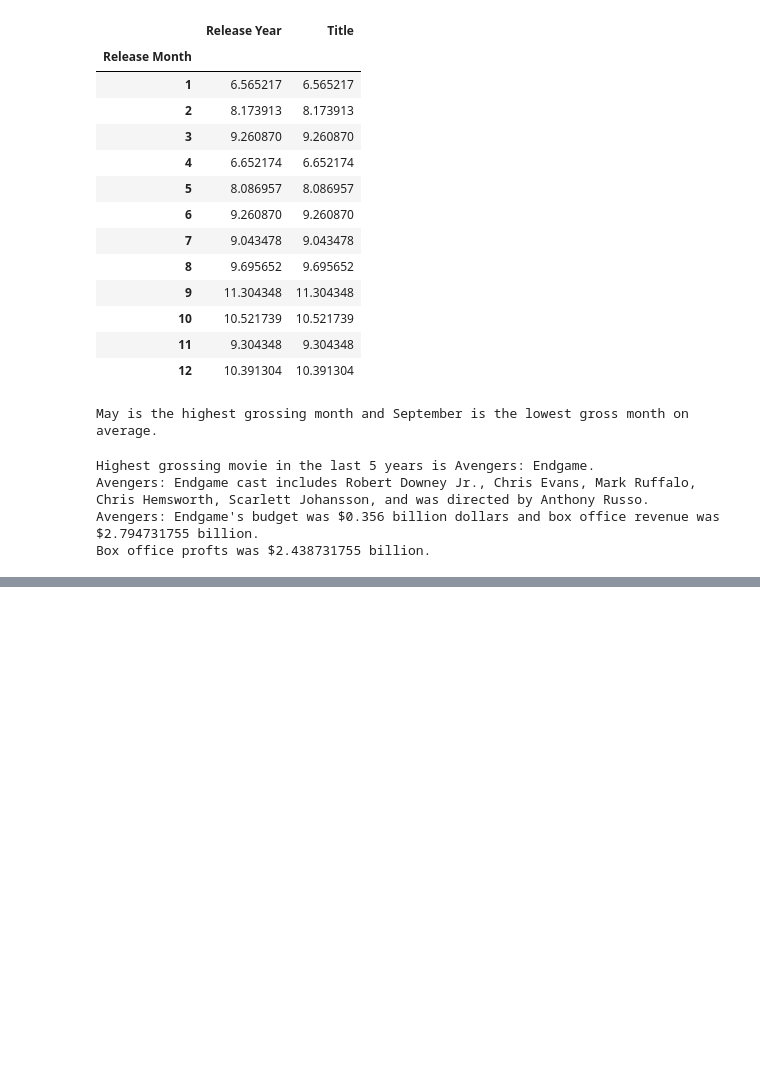
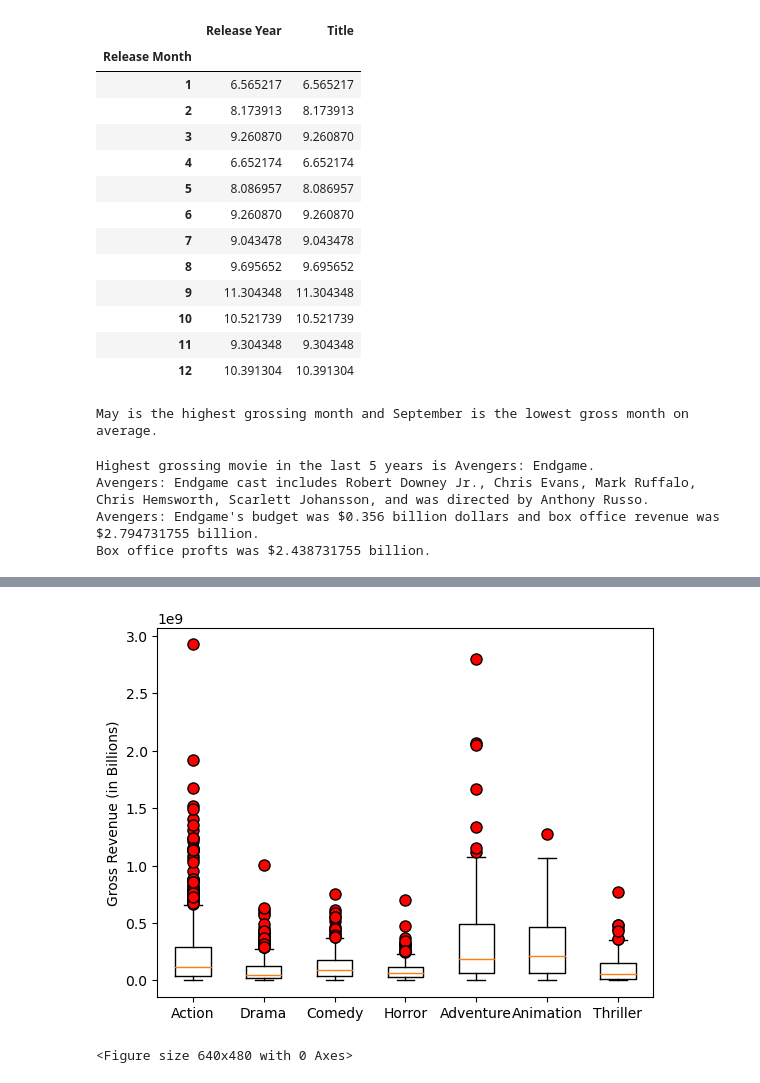
Before and after one commit to calirave/project1, a Jupyter notebook: Data Manipulation/Data Cleaning and Manipulation/Batch 1.ipynb, the cells around one changed output, grey strips where cells are left out. Drawn from its saved outputs; the diff is of its cells as text; code cells hidden in the pictures; blank space fills up the shorter version.

```diff
--- a/Data Manipulation/Data Cleaning and Manipulation/Batch 1.ipynb
+++ b/Data Manipulation/Data Cleaning and Manipulation/Batch 1.ipynb
@@ -180,0 +203,30 @@ Box office profts was $2.438731755 billion.
+# %%
+#Analyze performance of the top 7 genres
+topgenres = ["Action", "Drama", "Comedy", "Horror", "Adventure", "Animation", "Thriller"]
+
+# Create empty list to fill with tumor vol data (for plotting)
+revenues = []
+genreoutliers = 0
+# Calculate the IQR and quantitatively determine if there are any potential outliers.
+for genre in topgenres:
+    genrerevenue = firstdf.loc[firstdf["Genre 1"] == genre, "Gross Revenue"]
+    revenues.append(genrerevenue)
+    #calculate the statistics per drug regimen that we are looping through
+    quartiles = genrerevenue.quantile([.25,.5,.75])
+    lowerq = round(quartiles[0.25],6)
+    upperq = round(quartiles[0.75], 6)
+    iqr = round(upperq-lowerq, 6)
+
+    lower_bound = lowerq - (1.5*iqr)
+    upper_bound = upperq + (1.5*iqr)
+
+    #Locate outlisers
+    outlierrows = firstdf.loc[firstdf["Genre 1"] == genre, ["Title", "Gross Revenue"]]
+
+    # Determine outliers using upper and lower bounds and evaluating the tumor volume column
+    outliers = outlierrows[(outlierrows['Gross Revenue'] >= upper_bound) |
+                                         (outlierrows['Gross Revenue'] <= lower_bound)]
+    howmany = len(outliers)
+    print(f"{genre} potential {howmany} outliers: {outliers}")
+
+    #print(f"Genre {genre} lower quartile is {lowerq}, upper quartile is {upperq} and has {genreoutliers} outliers.")
@@ -180,0 +251,15 @@ Box office profts was $2.438731755 billion.
+# %%
+#create boxplot for genre revenue
+flierprop = dict(marker='o', markerfacecolor='red', markersize=8,
+                  linestyle='none')
+fig1, ax1 = plt.subplots()
+ax1.set_ylabel('Gross Revenue (in Billions)')
+ax1.boxplot(revenues, flierprops=flierprop)
+ax1.set_xticklabels(topgenres)
+plt.show()
+
+#export plot to image file
+plt.savefig("../../Analysis/Visualizations/rev_gen_boxplot.png", bbox_inches='tight')
+# %% [output]
+[figure, added]
+<Figure size 640x480 with 0 Axes>
```
Also changed, not shown: parts of 9 cells of this notebook, 2 other files.
